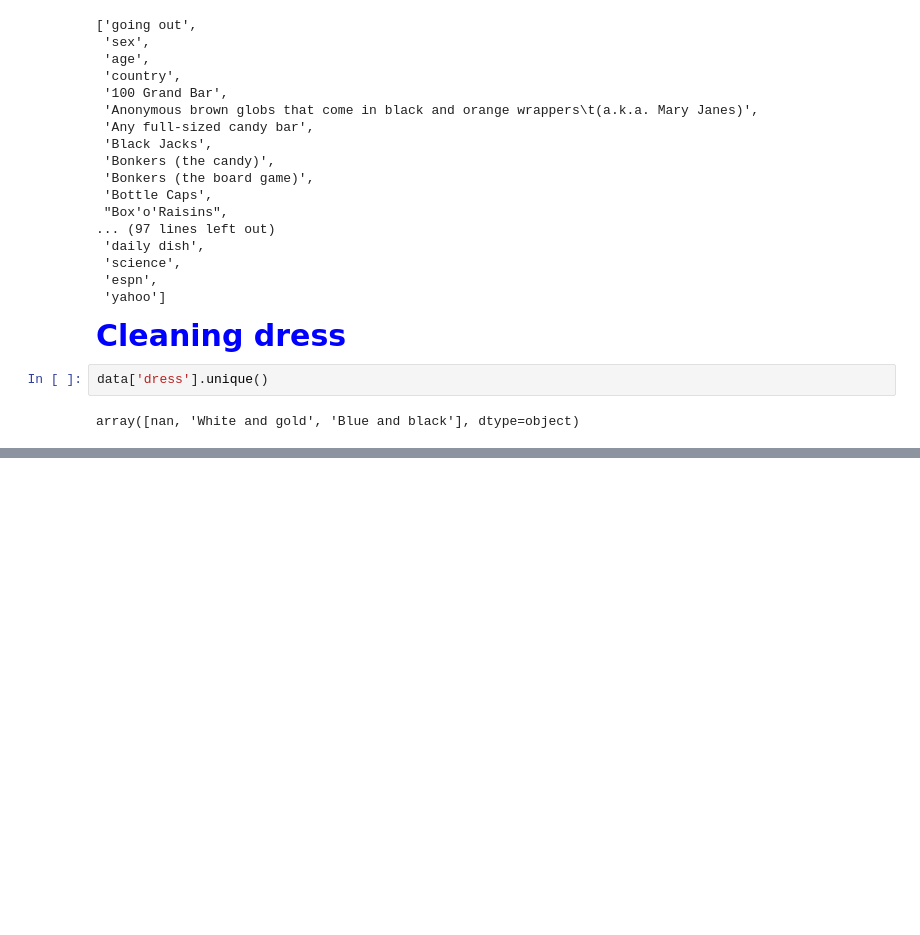
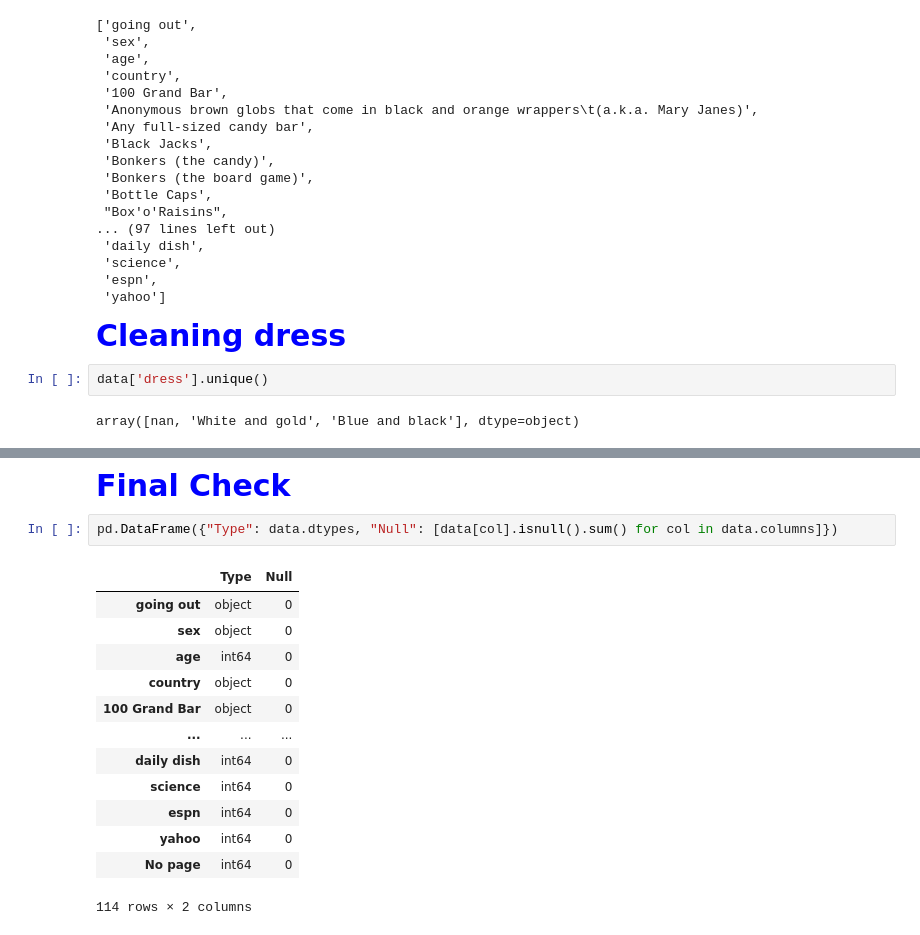
Before and after one commit to kridsadee/P1_Data_Cleansing, a Jupyter notebook: p1_cleaning_data.ipynb, the cells around one changed output, grey strips where cells are left out. Saved outputs shown, nothing was run; the diff lists cells and outputs as text; blank space fills up the shorter version.

```diff
--- a/p1_cleaning_data.ipynb
+++ b/p1_cleaning_data.ipynb
@@ -426,0 +506,18 @@ Name: count, dtype: float64
+# %% [markdown]
+<p style="font-size:30px; color: blue; font-weight:bold;">Final Check</p>
+# %%
+pd.DataFrame({"Type": data.dtypes, "Null": [data[col].isnull().sum() for col in data.columns]})
+# %% [output]
+|  | Type | Null |
+| going out | object | 0 |
+| sex | object | 0 |
+| age | int64 | 0 |
+| country | object | 0 |
+| 100 Grand Bar | object | 0 |
+| ... | ... | ... |
+| daily dish | int64 | 0 |
+| science | int64 | 0 |
+| espn | int64 | 0 |
+| yahoo | int64 | 0 |
+| No page | int64 | 0 |
+114 rows × 2 columns
```
Also changed, not shown: parts of 20 cells of this notebook.
